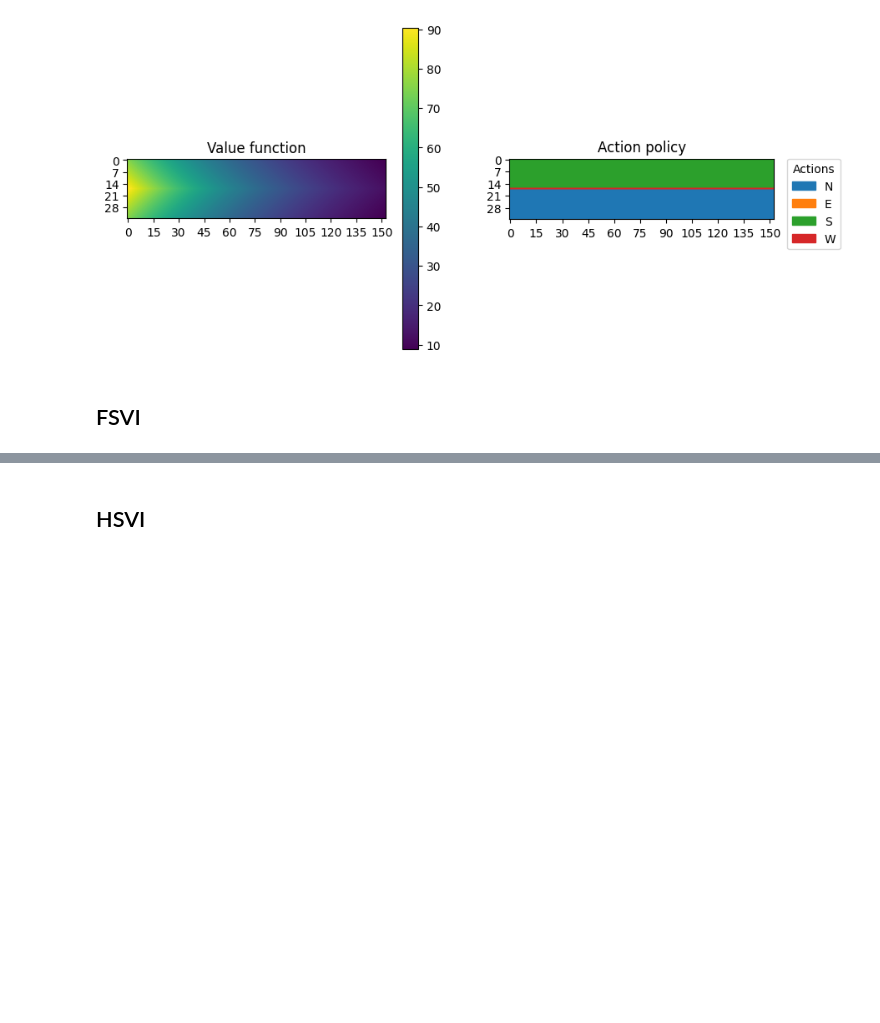
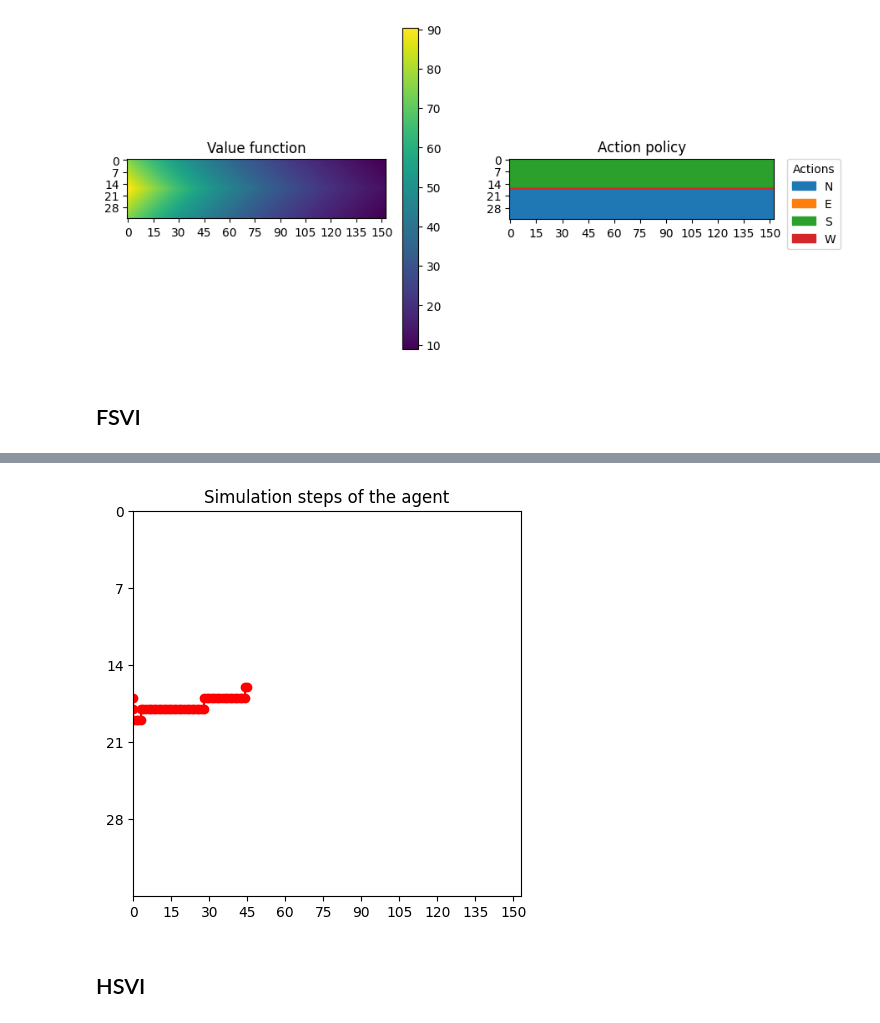
Before and after one commit to PimLb/POMDP_PBVI_Exploration, a Jupyter notebook: Experiments/Olfactory Navigation/Olfactory_Model.ipynb, the cells around one changed output, grey strips where cells are left out. Cells and saved outputs as stored; diff of their text form; code cells hidden in the pictures; blank space fills up the shorter version.

```diff
--- a/Experiments/Olfactory Navigation/Olfactory_Model.ipynb
+++ b/Experiments/Olfactory Navigation/Olfactory_Model.ipynb
@@ -155,3 +252,7 @@ Summary of Value Iteration run
+# %%
+all_sim_hist[2].plot_simulation_steps()
+# %% [output]
+[figure, added]
 # %% [markdown]
 ## HSVI
 # %%
```
Also changed, not shown: parts of 15 cells of this notebook, 2 other files.
